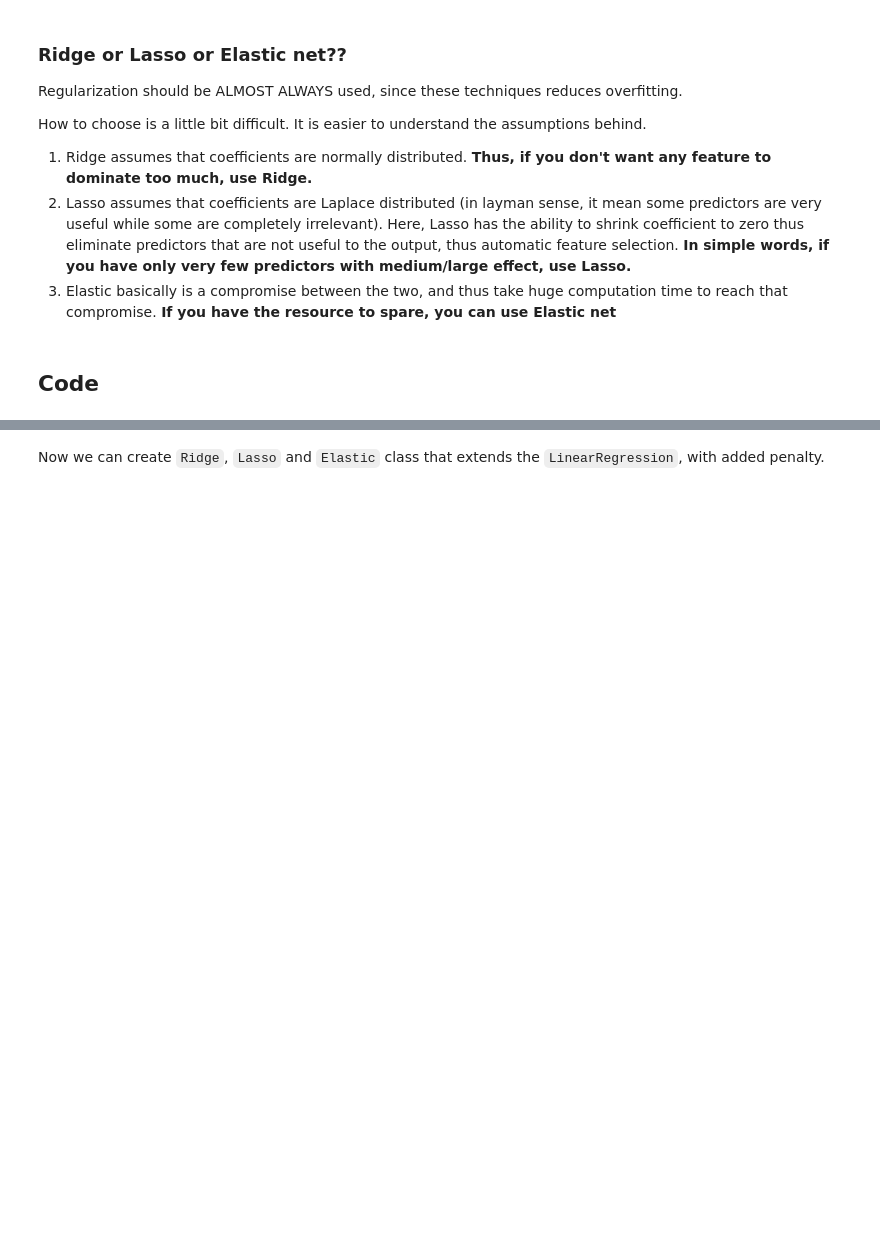
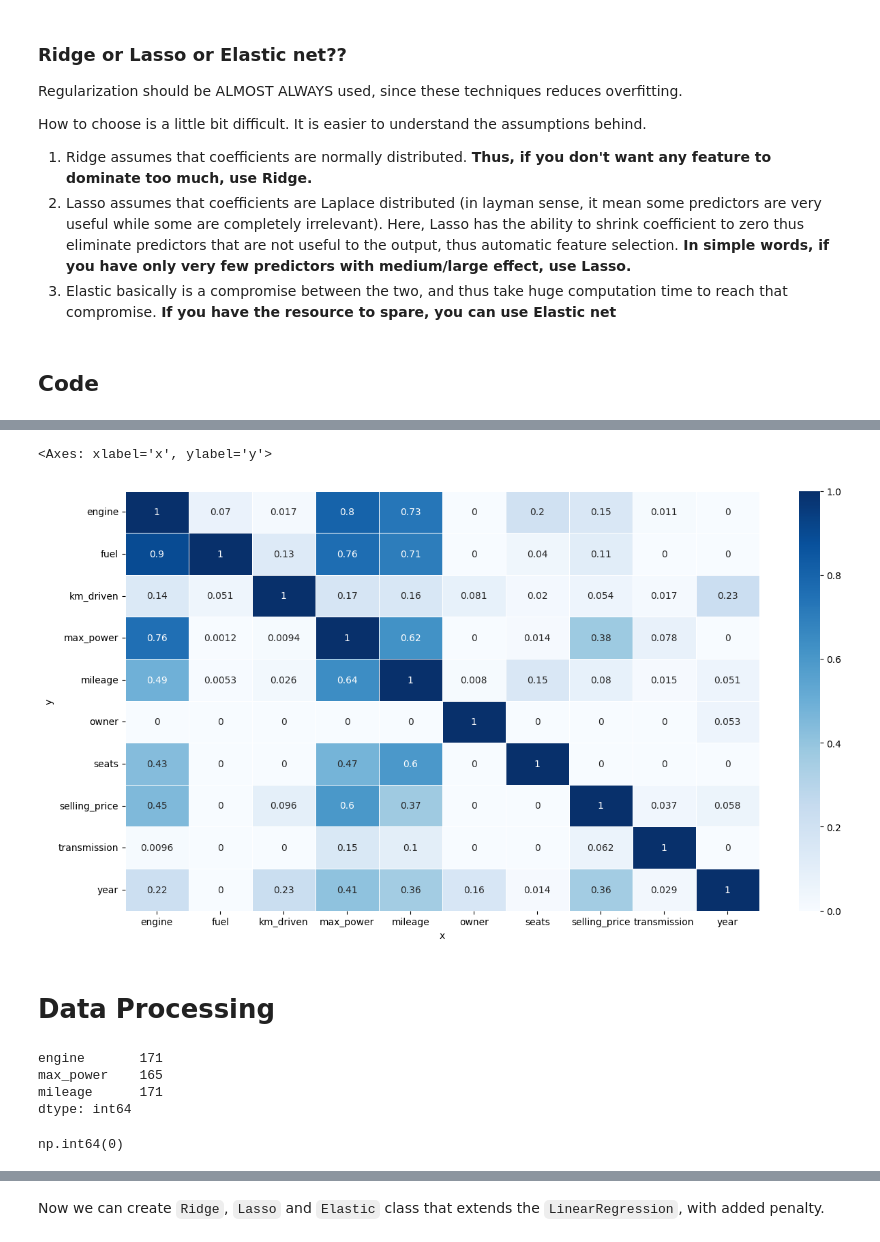
Before and after one commit to sushmi/classroom, a Jupyter notebook: notebooks/03 - Regularization.ipynb, the cells around one changed output, grey strips where cells are left out. Cells and saved outputs as stored; diff of their text form; code cells hidden in the pictures; blank space fills up the shorter version.

```diff
--- a/notebooks/03 - Regularization.ipynb
+++ b/notebooks/03 - Regularization.ipynb
@@ -188,0 +243,13 @@ class LinearRegression(object):
+# %%
+# Predictive power score of features using correlation values
+import ppscore as pps
+
+matrix_df = pps.matrix(dfcopy)[['x', 'y', 'ppscore']].pivot(columns='x', index='y', values='ppscore')
+
+plt.figure(figsize = (15,8))
+sns.heatmap(matrix_df, vmin=0, vmax=1, cmap="Blues", linewidths=0.5, annot=True)
+# %% [output]
+<Axes: xlabel='x', ylabel='y'>
+[figure, added]
+# %% [markdown]
+# Data Processing
@@ -188,0 +268,13 @@ class LinearRegression(object):
+# %%
+# Check null values in X_train
+null_train = X_train.isna().sum()
+null_train[null_train > 0]
+# %% [output]
+engine       171
+max_power    165
+mileage      171
+dtype: int64
+# %%
+y_train.isna().sum()
+# %% [output]
+np.int64(0)
```
Also changed, not shown: parts of 38 cells of this notebook, 4 other files.
